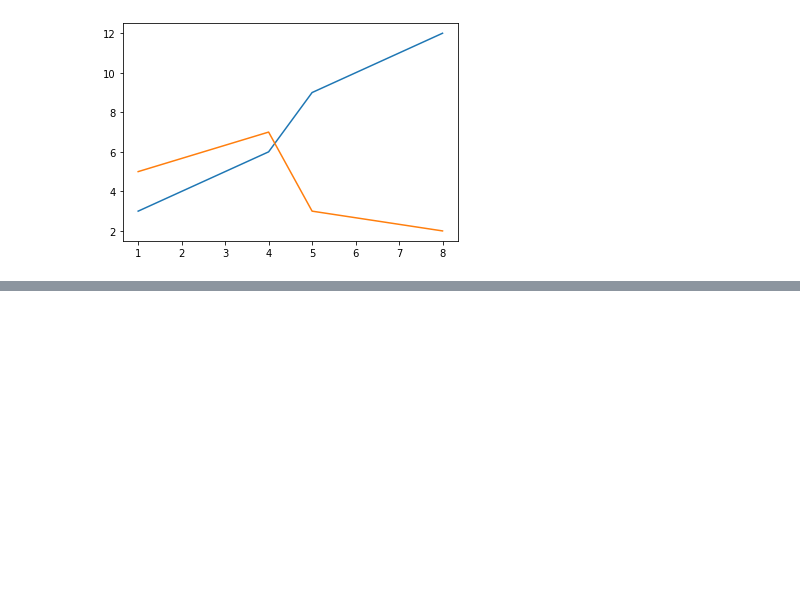
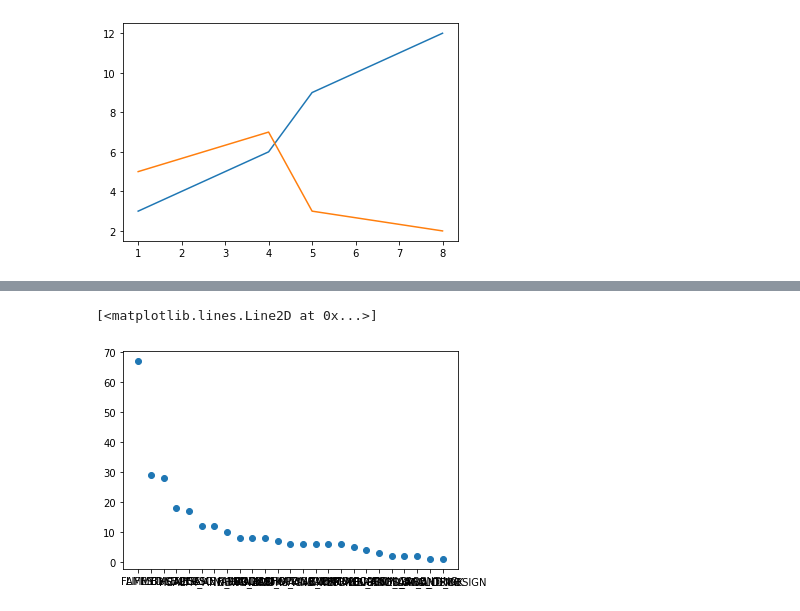
Before and after one commit to Karanmehra7107/python, a Jupyter notebook: exercise.ipynb, the cells around one changed output, grey strips where cells are left out. Drawn from its saved outputs; the diff is of its cells as text; code cells hidden in the pictures; blank space fills up the shorter version.

```diff
--- a/exercise.ipynb
+++ b/exercise.ipynb
@@ -82,0 +149,3 @@ plt.plot(x,z)
+# %%
+ds=pd.read_csv('googleplaystore.csv')
+ds.head()
@@ -82,0 +212,3 @@ plt.plot(x,z)
+# %%
+top_rating=ds[ds.Rating== 5.0]
+top_rating[['Rating','Category']]
@@ -82,0 +249,6 @@ plt.plot(x,z)
+# %%
+first_graph=top_rating.Category.value_counts()
+plt.plot(first_graph,'o')
+# %% [output]
+[<matplotlib.lines.Line2D at 0x...>]
+[figure, added]
```
Also changed, not shown: parts of 15 cells of this notebook.
